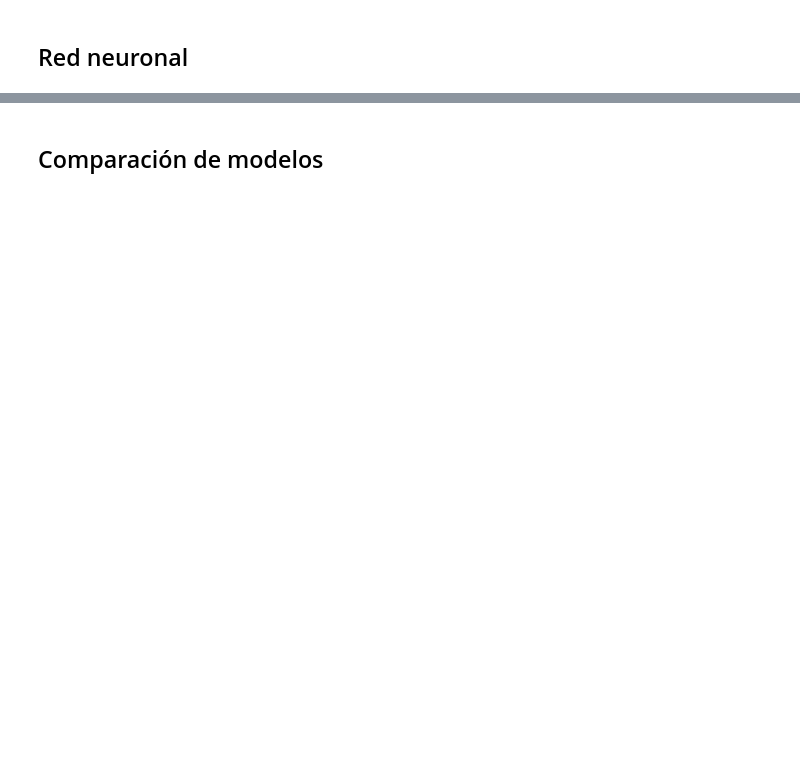
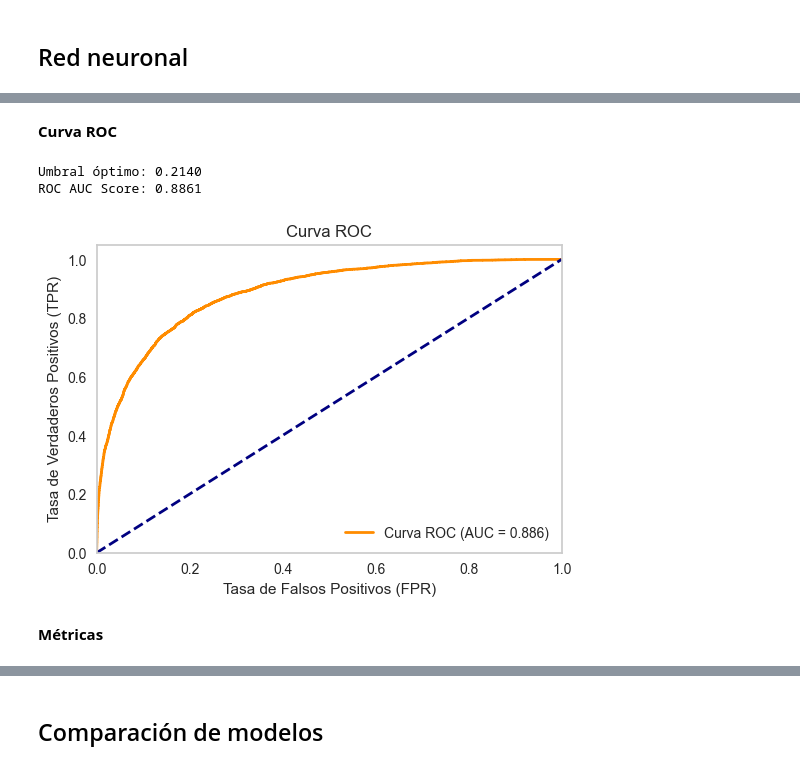
Before and after one commit to juanachies/AA1-TUIA-Chies-Palacio, a Jupyter notebook: TP-clasificacion-AA1.ipynb, the cells around one changed output, grey strips where cells are left out. Saved outputs shown, nothing was run; the diff lists cells and outputs as text; code cells hidden in the pictures; blank space fills up the shorter version.

```diff
--- a/TP-clasificacion-AA1.ipynb
+++ b/TP-clasificacion-AA1.ipynb
@@ -1966,0 +2151,5 @@ class NeuralNetwork:
+# %%
+num_classes = len(np.unique(y_train))
+
+y_train_encoded = to_categorical(y_train, num_classes=num_classes)
+y_test_encoded = to_categorical(y_test, num_classes=num_classes)
@@ -1966,0 +2211,17 @@ class NeuralNetwork:
+# %%
+best_params = study.best_params
+# %%
+warnings.filterwarnings('ignore')
+
+nn = NeuralNetwork(
+    epochs=best_params['epochs'],
+    batch_size=best_params['batch_size'],
+    learning_rate=best_params['learning_rate'],
+    hidden_layers=[best_params['layer1'], best_params['layer2']]
+)
+
+nn.build_model(X_train_scaled.shape[1], num_classes)
+nn.train(X_train_scaled, y_train_encoded, X_test_scaled, y_test_encoded)
+
+print("\nEvaluación final del modelo optimizado:")
+nn.evaluate(X_test_scaled, y_test_encoded)
@@ -1966,0 +2247,10 @@ class NeuralNetwork:
+# %% [markdown]
+**Curva ROC**
+# %%
+nn.roc_curve()
+# %% [output]
+Umbral óptimo: 0.2140
+ROC AUC Score: 0.8861
+[figure, added]
+# %% [markdown]
+**Métricas**
```
Also changed, not shown: parts of 38 cells of this notebook, 1 other file.
